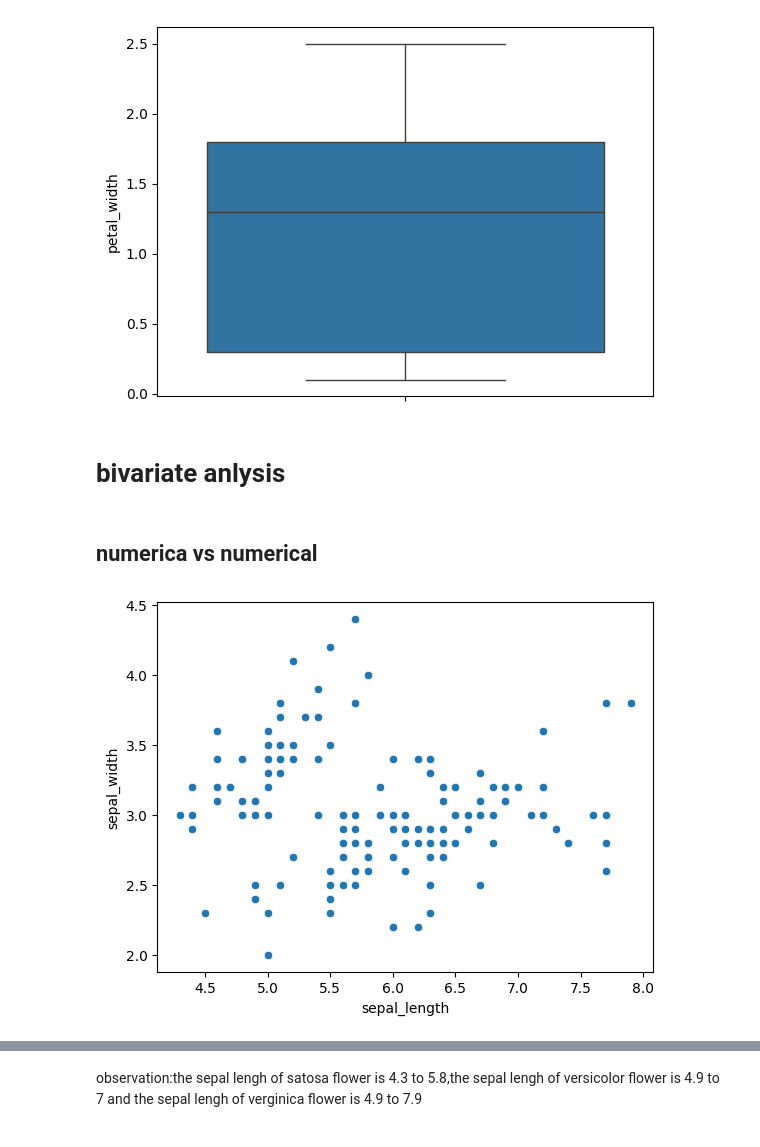
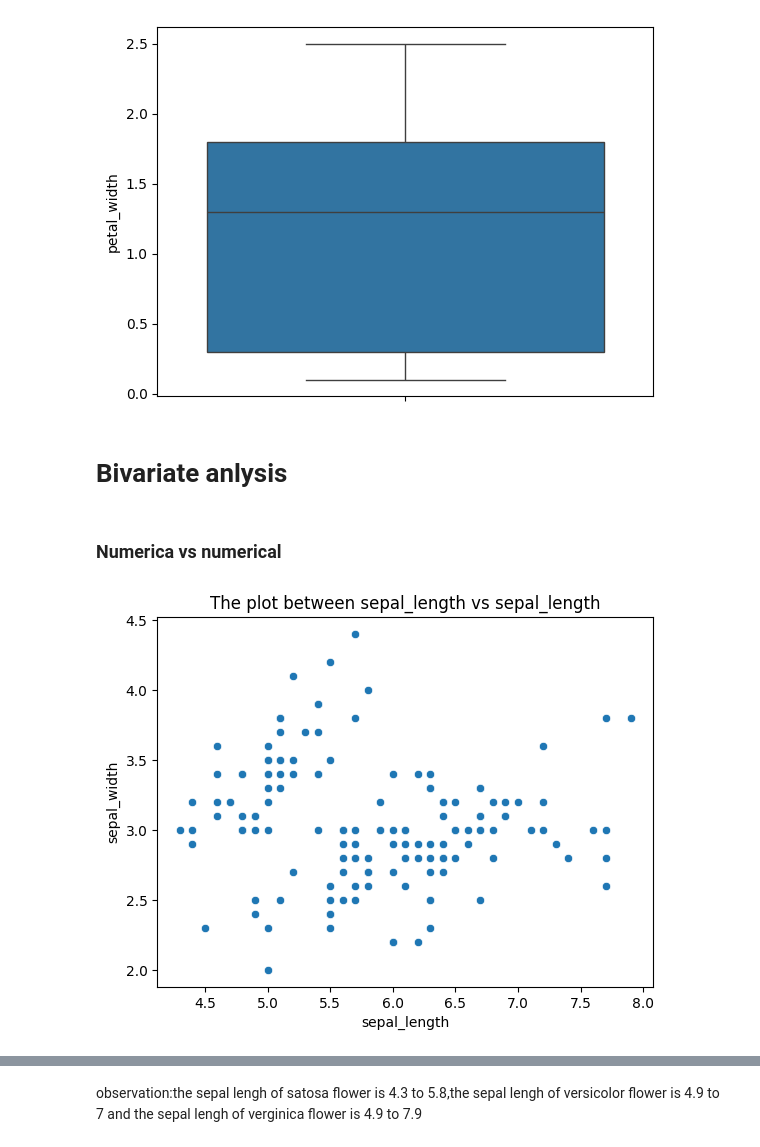
Before and after one commit to khushilal1/codSoft_Intern, a Jupyter notebook: iris_classifiaction/iris .ipynb, the cells around one changed output, grey strips where cells are left out. Saved outputs shown, nothing was run; the diff lists cells and outputs as text; code cells hidden in the pictures.

```diff
--- a/iris_classifiaction/iris .ipynb
+++ b/iris_classifiaction/iris .ipynb
@@ -129,15 +155,16 @@ for fea in col:
 [figure]
 [figure]
 # %% [markdown]
-# bivariate anlysis
+# Bivariate anlysis
 # %% [markdown]
-## numerica vs numerical
+### Numerica vs numerical
 # %%
 # scatterplot
 sns.scatterplot(data=df,x='sepal_length',y='sepal_width',legend='auto')
+plt.title("The plot between sepal_length vs sepal_length" )
 plt.show()
 # %% [output]
-[figure, old version]
+[figure, new version]
 # %%
 # scatterplot
 sns.scatterplot(data=df,x='petal_length',y='petal_width')
```
Also changed, not shown: parts of 38 cells of this notebook, 7 other files.
